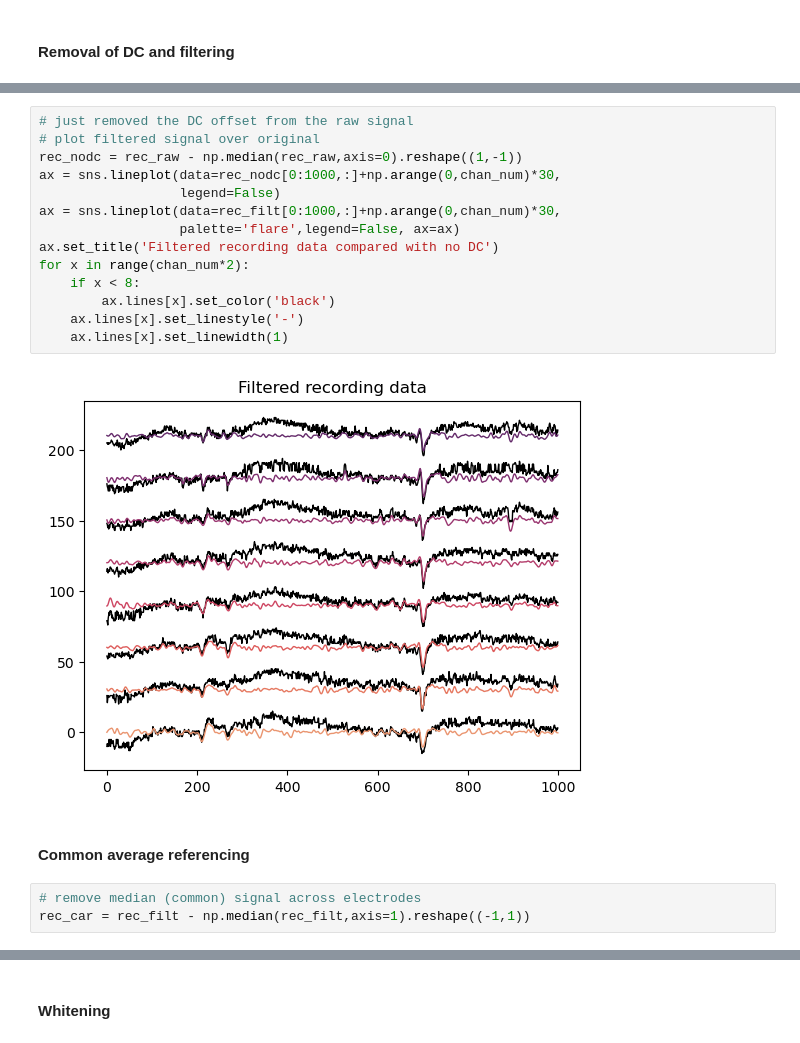
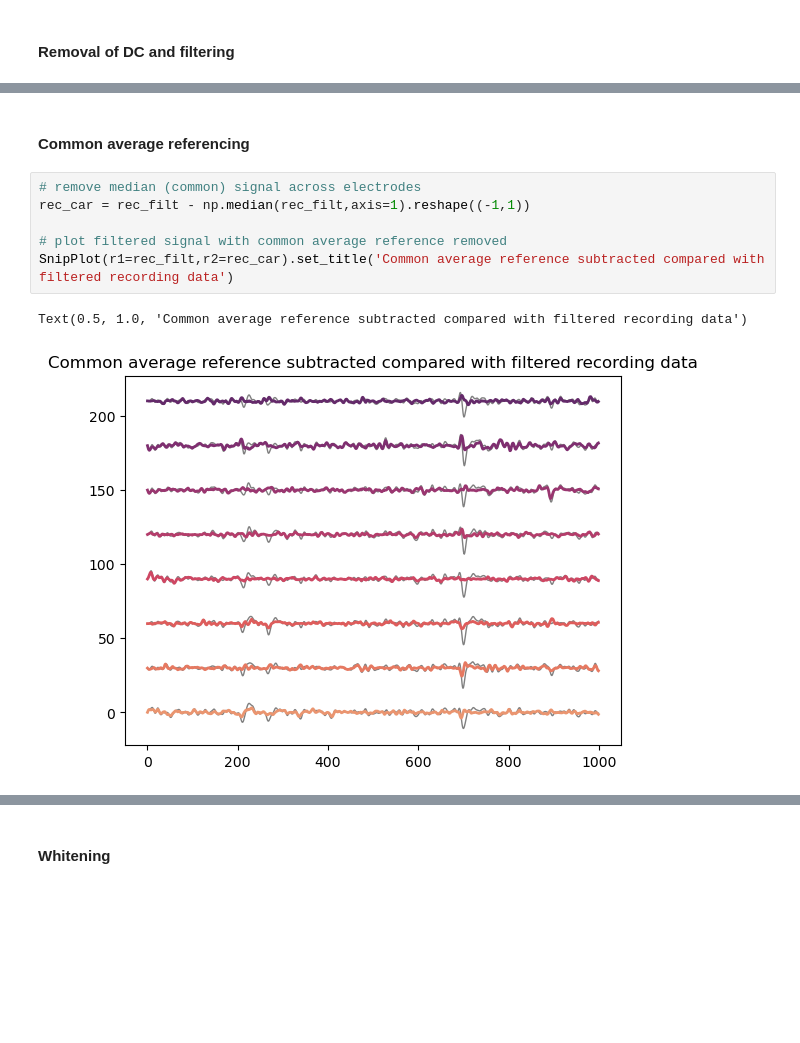
Before and after one commit to dbheadley/SpikeSortShortCourse, a Jupyter notebook: Code/ClassicSortingDemo.ipynb, the cells around one changed output, grey strips where cells are left out. Saved outputs shown, nothing was run; the diff lists cells and outputs as text; blank space fills up the shorter version.

```diff
--- a/Code/ClassicSortingDemo.ipynb
+++ b/Code/ClassicSortingDemo.ipynb
@@ -117,21 +143,11 @@ for x in range(chan_num*2):
-# %%
-# just removed the DC offset from the raw signal
-# plot filtered signal over original
-rec_nodc = rec_raw - np.median(rec_raw,axis=0).reshape((1,-1))
-ax = sns.lineplot(data=rec_nodc[0:1000,:]+np.arange(0,chan_num)*30,
-                  legend=False)
-ax = sns.lineplot(data=rec_filt[0:1000,:]+np.arange(0,chan_num)*30,
-                  palette='flare',legend=False, ax=ax)
-ax.set_title('Filtered recording data compared with no DC')
-for x in range(chan_num*2):
-    if x < 8:
-        ax.lines[x].set_color('black')
-    ax.lines[x].set_linestyle('-')
-    ax.lines[x].set_linewidth(1)
-# %% [output]
-[figure, removed]
 # %% [markdown]
 #### Common average referencing
 # %%
 # remove median (common) signal across electrodes
 rec_car = rec_filt - np.median(rec_filt,axis=1).reshape((-1,1))
+
+# plot filtered signal with common average reference removed
+SnipPlot(r1=rec_filt,r2=rec_car).set_title('Common average reference subtracted compared with filtered recording data')
+# %% [output]
+Text(0.5, 1.0, 'Common average reference subtracted compared with filtered recording data')
+[figure, added]
```
Also changed, not shown: parts of 17 cells of this notebook.
